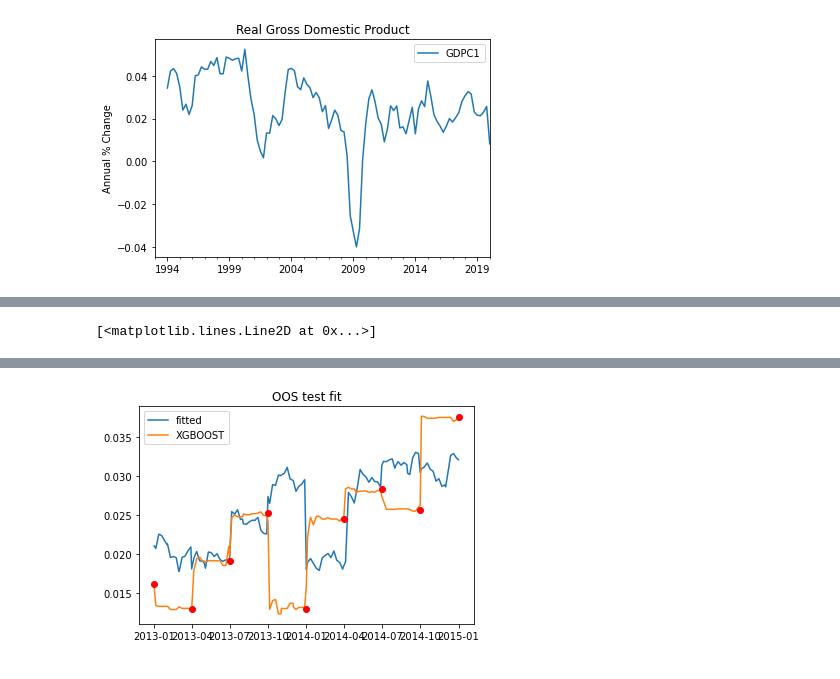
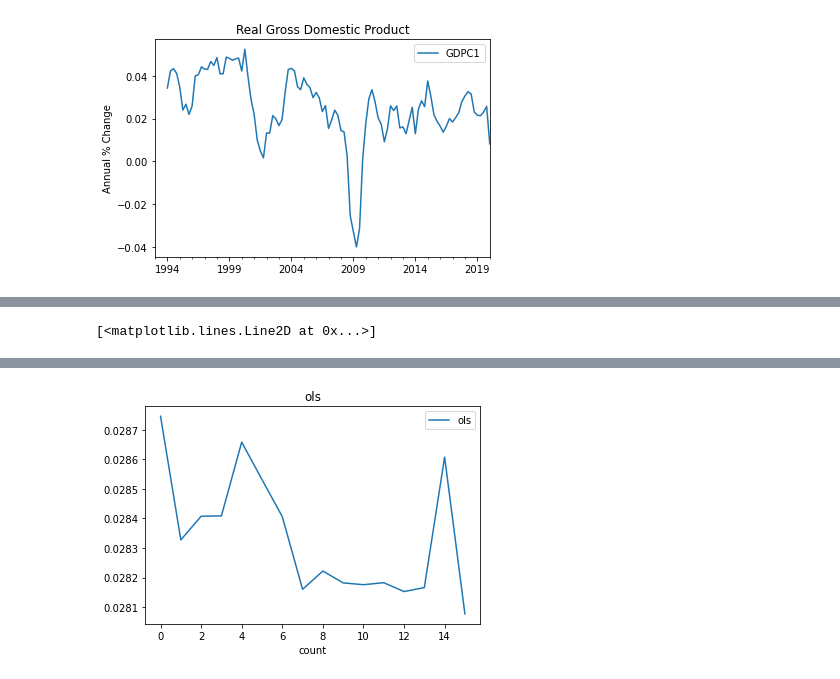
Before and after one commit to willcrossb/factor_models, a Jupyter notebook: nowcastv2/nowcast.ipynb, the cells around one changed output, grey strips where cells are left out. Saved outputs shown, nothing was run; the diff lists cells and outputs as text; code cells hidden in the pictures.

```diff
--- a/nowcastv2/nowcast.ipynb
+++ b/nowcastv2/nowcast.ipynb
@@ -139,21 +143,23 @@ from matplotlib import pyplot as plt
 
 df = df_raw
 df_orig = df_raw
-# df_interp = df.interpolate(method='polynomial', order=1)
-df_interp= df.fillna(method="bfill")
+#Need to come up with a way better method to interpolate the missing data, this was just a rough test
+df_interp = df.interpolate(method='polynomial', order=1)
+# df_interp= df.fillna(method="bfill")
 df_interp = df_interp.loc['1994-1-1':'2018-1-1']
 
 factor_list = list()
+#Use PCE to create the factors
 for factor in factors:
     varlist = factors[factor]
     comp_count = factor_counts[factor]
     df_PCA = df_interp[varlist]
-
     x = StandardScaler().fit_transform(signal.detrend(df_PCA))
     pca = PCA(n_components=comp_count)
     df_PC = pca.fit_transform(x)
     print(f'{pca.explained_variance_ratio_} is explained by the {factor} PC')
     plt.plot(df_PC[:,0],label=factor)
+    plt.title('Key factors for nowcast')
     plt.legend()
     plt.ylim((-10,10))
     df_add = pd.DataFrame(df_PC[:,0], columns = [factor], index = df_interp.index)
@@ -167,10 +173,11 @@ for factor in factors:
 import math
 reglist = list()
 
-#Join
+#Join up the estimated factors with the initial data
 df_factors = df_interp[factor_list]
 df_reg = df_raw.merge(df_factors,left_index=True,right_index=True, how='left')
 
+#Create a bunch of lagged predictors in the PCs
 lag_set = (1,8,13,26,39,52)
 for f in factor_list:
     for i in lag_set:
@@ -178,7 +185,7 @@ for f in factor_list:
         reglist.append(varname)
         df_reg[varname] = df_reg[f].shift(i)
 
-#Set
+#Determine the number of weeks away each observation is from the GDP release
 df_reg['count'] = 0
 idx = 0
 for index, row in df_reg.iterrows():
@@ -187,77 +194,75 @@ for index, row in df_reg.iterrows():
     if not math.isnan(row['GDPC1']):
         idx = 0
 
-#Backfill this
+#Make an copy before backfilling GDP
 df_reg['GDPC1_orig_freq']= df_reg['GDPC1']
 
-df_reg['gdp_lag'] = df_reg['GDPC1'].shift(15)
-df_reg['gdp_lag2'] = df_reg['GDPC1'].shift(30)
-df_reg['gdp_lag4'] = df_reg['GDPC1'].shift(45)
+laggdp = {0:0,1:15,2:30,3:45}
 
-df_reg['gdp_lag']= df_reg['gdp_lag'].fillna(method="bfill")
-df_reg['gdp_lag2']= df_reg['gdp_lag2'].fillna(method="bfill")
-df_reg['gdp_lag4']= df_reg['gdp_lag4'].fillna(method="bfill")
-
-df_reg['GDPC1']= df_reg['GDPC1'].fillna(method="bfill")
+for lag_order in laggdp:
+    lagname =f'gdp_lag{lag_order}'
+    df_reg[lagname] = df_reg['GDPC1'].shift(laggdp[lag_order])
+    df_reg[lagname]= df_reg[lagname].fillna(method="bfill")
+    if lag_order != 0:
+        reglist.append(f'gdp_lag{lag_order}')
 
 
+print(reglist)
+#Define sample
+df_model = df_reg.loc['1995-1-1':'2015-1-1']
+x = df_model[reglist]
+y = df_model['gdp_lag0']
+x = sm.add_constant(x)
 
-df_reg['gdp_dist'] = df_reg['gdp_lag']*df_reg['count']
-reglist.append('gdp_lag')
-# reglist.append('gdp_lag2')
-# reglist.append('gdp_lag4')
-reglist.append('count')
-reglist.append('gdp_dist')
-
-
-#This was testing for data leakage
-# reglist = list()
-# reglist.append('gdp_lag')
-# reglist.append('gdp_lag2')
-
-df_model = df_reg.loc['1995-1-1':'2010-1-1']
-print(reglist)
-x = df_model[reglist]
-y = df_model['GDPC1']
-
-x = sm.add_constant(x)
+#Get fitted OLS Values
 model = sm.OLS(y, x).fit()
-#print(model.summary())
-
 fitted = model.fittedvalues
 
 '''XGBOOST BEGINS HERE'''
+#not yet tuned
 regressor = xgb.XGBRegressor(
     n_estimators=100,
     reg_lambda=1,
     gamma=0,
-    max_depth=3
+    max_depth=4
 )
+
+#Compute XGB fit
 regressor.fit(x, y)
-
 xgpred = regressor.predict(x)
 xg_df = pd.DataFrame(xgpred, columns = ['xgfit'], index = df_model.index)
 
+#Plot the in-sample fit
 plt.plot(y,label="actual")
 plt.plot(fitted,label="fitted")
 plt.plot(xg_df['xgfit'],label="XGBOOST")
 plt.legend()
 plt.title('Whole sample fit')
 
-
-df_test = df_reg.loc['2013-1-1':'2015-1-1']
-y_test = df_test['GDPC1']
+#Set up a test time period
+df_test = df_reg.loc['2015-1-1':'2019-1-1']
+y_test = df_test['gdp_lag0']
 x_test = df_test[reglist]
 x_test = sm.add_constant(x_test)
 test_fit = model.predict(x_test)
-
-regressor.fit(x_test, y_test)
-
+ols_df = pd.DataFrame(test_fit, columns = ['ols'], index = df_test.index)
 xgpred_test = regressor.predict(x_test)
 xg_df_test = pd.DataFrame(xgpred_test, columns = ['xgfit'], index = df_test.index)
 
+
+#Plot the Error Conditional on the weeks to GDP release
+df_test = df_test.merge(ols_df,left_index=True,right_index=True, how='left')
+df_test = df_test.merge(xg_df_test,left_index=True,right_index=True, how='left')
+df_test['ols_err'] = abs(df_test['gdp_lag0'] - df_test['ols'])
+df_test['xg_err'] = abs(df_test['gdp_lag0'] - df_test['xgfit'])
+df_plot_err = df_test.groupby(['count']).mean()
+
+for type in ['ols','xgfit']:
+    df_plot_err.plot(y=type,title=type)
+
+
+#Plot the out of sample fits
 plt.figure()
-#plt.plot(y_test,label="actual")
 plt.plot(test_fit,label="fitted")
 plt.plot(xg_df_test,label="XGBOOST")
 plt.legend()
@@ -270 +275 @@ plt.plot(df_test['GDPC1_orig_freq'], 'ro')
-[figure, old version]
+[figure, new version]
```
Also changed, not shown: parts of 6 cells of this notebook, 2 other files.
